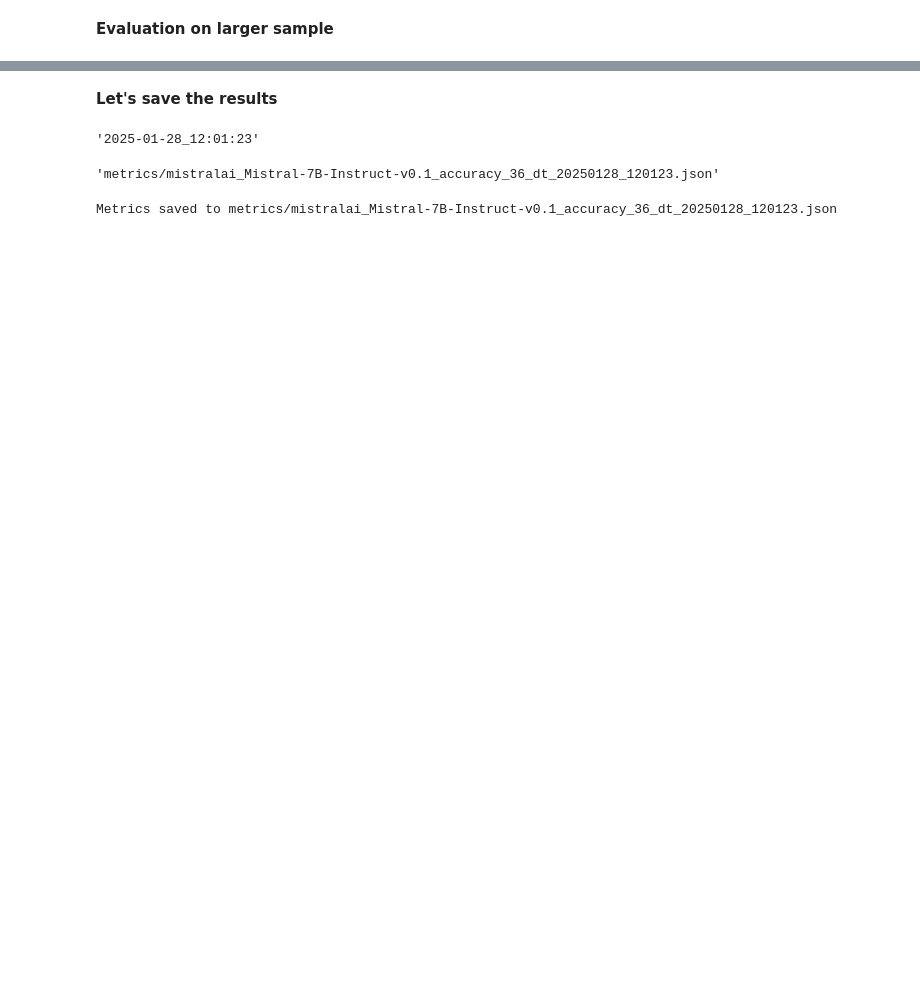
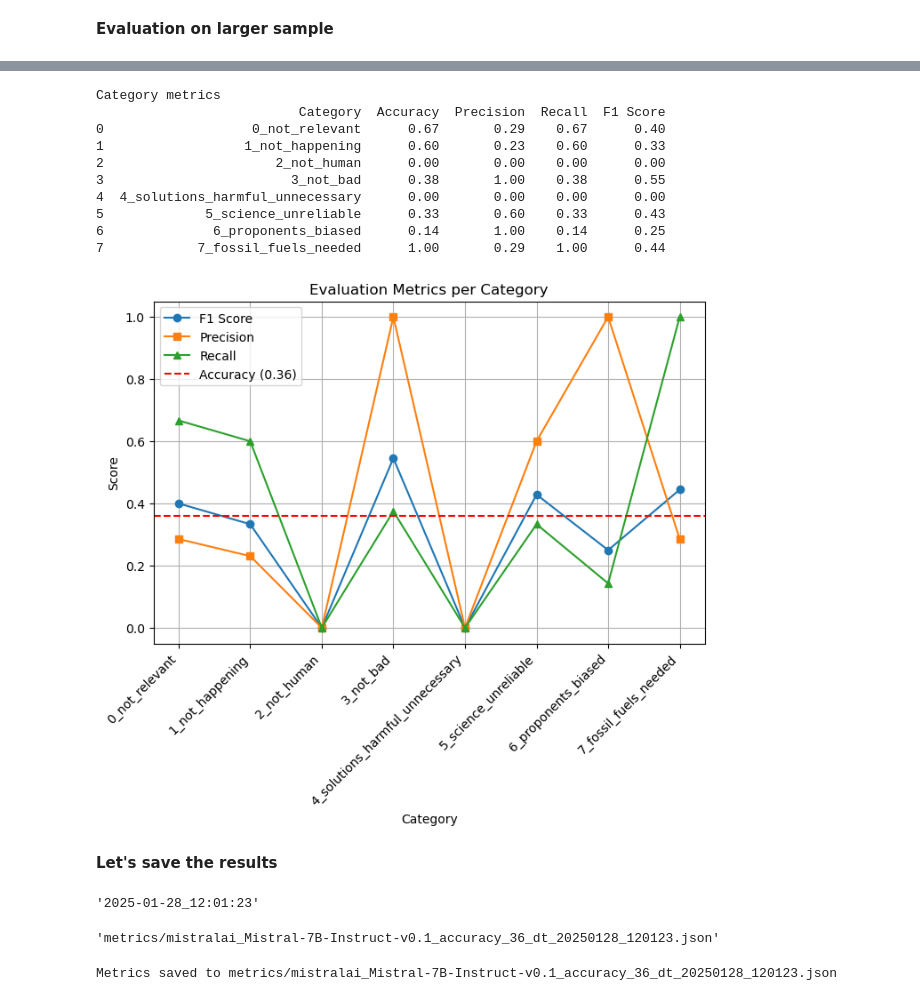
Before and after one commit to Arivima/frugal-ai-challenge, a Jupyter notebook: training/Baseline_text_LLM.ipynb, the cells around one changed output, grey strips where cells are left out. Saved outputs shown, nothing was run; the diff lists cells and outputs as text; code cells hidden in the pictures; blank space fills up the shorter version.

```diff
--- a/training/Baseline_text_LLM.ipynb
+++ b/training/Baseline_text_LLM.ipynb
@@ -515,0 +464,17 @@ results.head()
+# %%
+accuracy = accuracy_score(results["y_test"], results["y_pred"])
+category_names = sorted(results["y_test"].unique())
+
+class_accuracy = pd.DataFrame(results).groupby("y_test")["correct"].mean().values
+precision = precision_score(results["y_test"], results["y_pred"], average=None, labels=category_names)
+recall = recall_score(results["y_test"], results["y_pred"], average=None, labels=category_names)
+f1 = f1_score(results["y_test"], results["y_pred"], average=None, labels=category_names)
+
+metrics_df = pd.DataFrame({
+    "Category": category_names,
+    "Accuracy": class_accuracy,
+    "Precision": precision,
+    "Recall": recall,
+    "F1 Score": f1
+})
+metrics_df
@@ -583,4 +547,39 @@ Error rate: 0.00%
 [figure]
+# %%
+categories = metrics_df['Category']
+
+plt.figure(figsize=(8, 5))
+
+plt.plot(categories, metrics_df['F1 Score'], marker='o', label='F1 Score')
+plt.plot(categories, metrics_df['Precision'], marker='s', label='Precision')
+plt.plot(categories, metrics_df['Recall'], marker='^', label='Recall')
+
+plt.axhline(y=accuracy, color='r', linestyle='--', label=f'Accuracy ({accuracy:.2f})')
+
+plt.xlabel("Category")
+plt.ylabel("Score")
+plt.title("Evaluation Metrics per Category")
+plt.xticks(categories, categories, rotation=45, ha="right")  # Align category names properly
+plt.legend()
+plt.grid(True)
+
+print("Category metrics")
+print(metrics_df.round(2))
+print()
+plt.show()
+print()
+# %% [output]
+Category metrics
+                          Category  Accuracy  Precision  Recall  F1 Score
+0                   0_not_relevant      0.67       0.29    0.67      0.40
+1                  1_not_happening      0.60       0.23    0.60      0.33
+2                      2_not_human      0.00       0.00    0.00      0.00
+3                        3_not_bad      0.38       1.00    0.38      0.55
+4  4_solutions_harmful_unnecessary      0.00       0.00    0.00      0.00
+5             5_science_unreliable      0.33       0.60    0.33      0.43
+6              6_proponents_biased      0.14       1.00    0.14      0.25
+7            7_fossil_fuels_needed      1.00       0.29    1.00      0.44
+[figure, added]
 # %% [markdown]
 **Let's save the results**
 # %%
```
Also changed, not shown: parts of 38 cells of this notebook, 17 other files.
